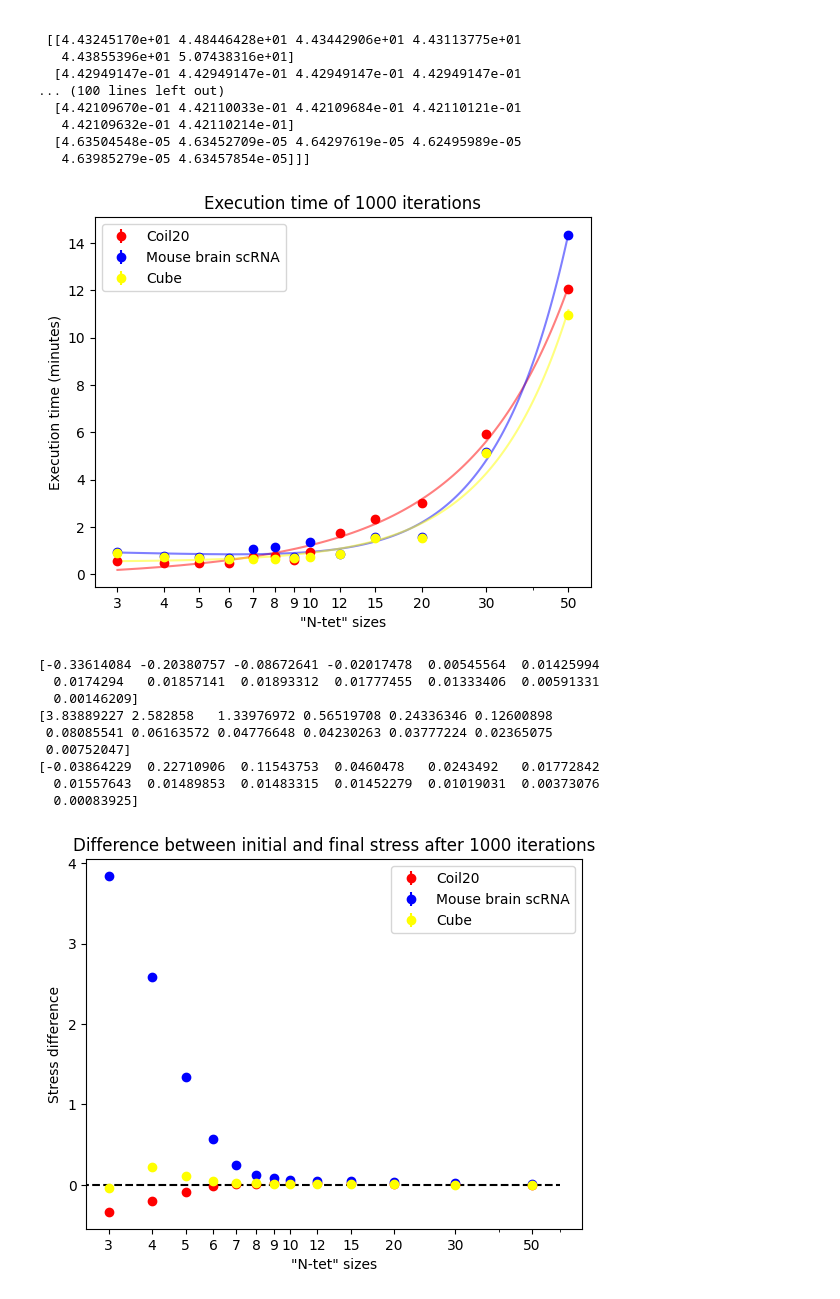
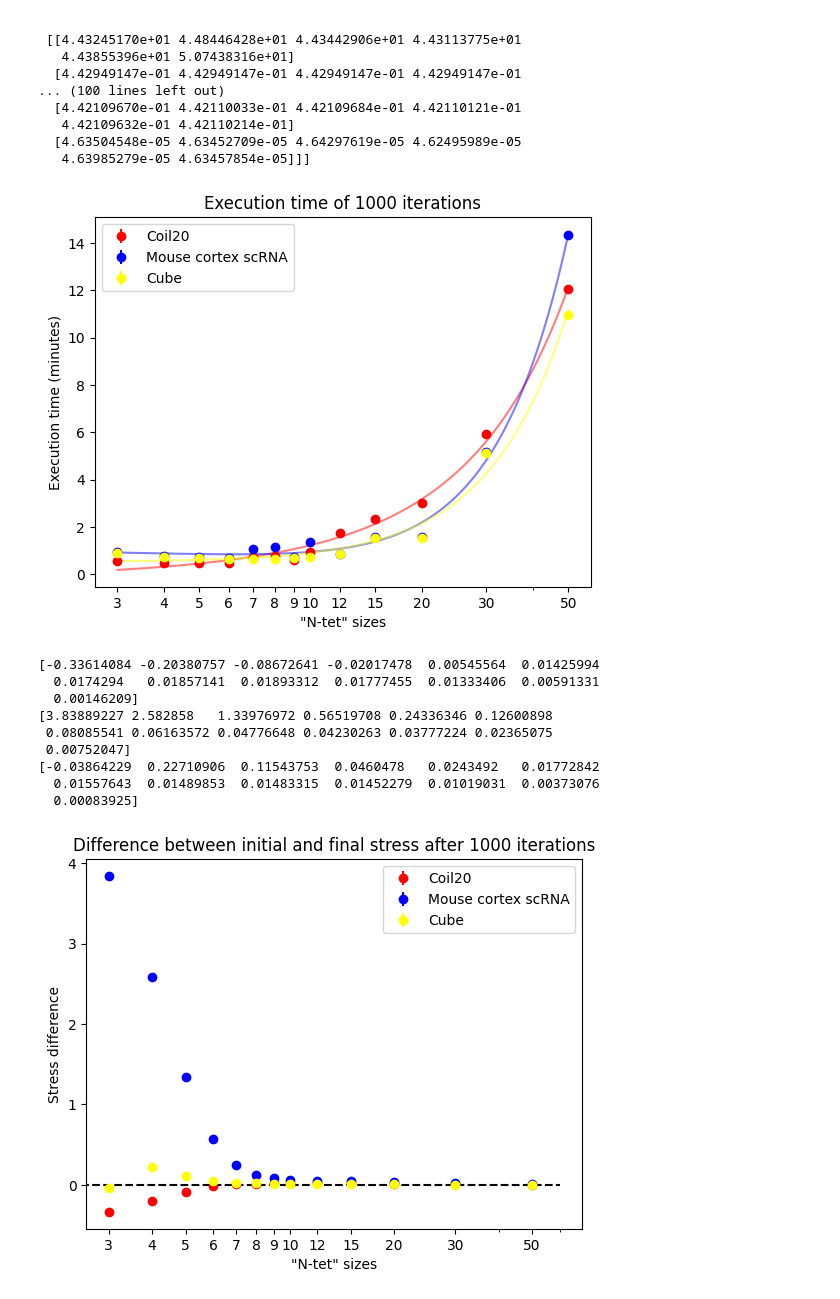
Before and after one commit to Jan961/2095736w, a Jupyter notebook: experiments/stochastic_ntet_descent/data_analysis.ipynb, the cells around one changed output. Drawn from its saved outputs; the diff is of its cells as text; code cells hidden in the pictures.

```diff
--- a/experiments/stochastic_ntet_descent/data_analysis.ipynb
+++ b/experiments/stochastic_ntet_descent/data_analysis.ipynb
@@ -81,7 +81,7 @@ lines = [line1, line2, line3]
 
 # print(all_sizes_results[:,0,:5])
 
-dataset_names = ['Coil20' , 'Mouse brain scRNA', 'Cube']
+dataset_names = ['Coil20' , 'Mouse cortex scRNA', 'Cube']
 colours = ["r", 'b', 'yellow']
 
 for i, results_arr in enumerate(all_results):
@@ -118,7 +118,7 @@ plt.gca().xaxis.set_minor_formatter(matplotlib.ticker.NullFormatter())
 # Show the plot
 plt.show()
 # %% [output]
-[figure, old version]
+[figure, new version]
 # %%
 # differences init - final
 
@@ -128,7 +128,7 @@ fig, ax = plt.subplots()
 line1, line2, line3 = [], [], []
 lines = [line1, line2, line3]
 
-dataset_names = ['Coil20' , 'Mouse brain scRNA', 'Cube']
+dataset_names = ['Coil20' , 'Mouse cortex scRNA', 'Cube']
 colours = ["r", 'b', 'yellow']
 
 
@@ -146,31 +146,31 @@ ax.legend(lines,labels)
 
 ax.set_xlabel('\"N-tet\" sizes')
 ax.set_ylabel('Stress difference')
 ax.set_title('Difference between initial and final stress after 1000 iterations')
 plt.xscale('log')
 ax.set_xticks(np.array(ntet_sizes), map(str, ntet_sizes))
 plt.gca().xaxis.set_minor_formatter(matplotlib.ticker.NullFormatter())
 ax.hlines(y=0, xmin=0, xmax=60, colors='black', linestyles='--')
 
 
 # Show the plot
 plt.show()
 
 
 
 # line2 = ax2.errorbar(ntet_sizes, init_stress, yerr=init_stress_ranges, fmt='o', c='b', label='Stress init')
 # line3 = ax2.errorbar(ntet_sizes, final_stress, yerr=final_stress_ranges, fmt='o', c='y', label='Stress final')
 
 # ax2 = ax.twinx()
 # ax2.set_ylabel("Stress")
 # %% [output]
 [-0.33614084 -0.20380757 -0.08672641 -0.02017478  0.00545564  0.01425994
   0.0174294   0.01857141  0.01893312  0.01777455  0.01333406  0.00591331
   0.00146209]
 [3.83889227 2.582858   1.33976972 0.56519708 0.24336346 0.12600898
  0.08085541 0.06163572 0.04776648 0.04230263 0.03777224 0.02365075
  0.00752047]
 [-0.03864229  0.22710906  0.11543753  0.0460478   0.0243492   0.01772842
   0.01557643  0.01489853  0.01483315  0.01452279  0.01019031  0.00373076
   0.00083925]
-[figure, old version]
+[figure, new version]
```
Also changed, not shown: 10 other files.
